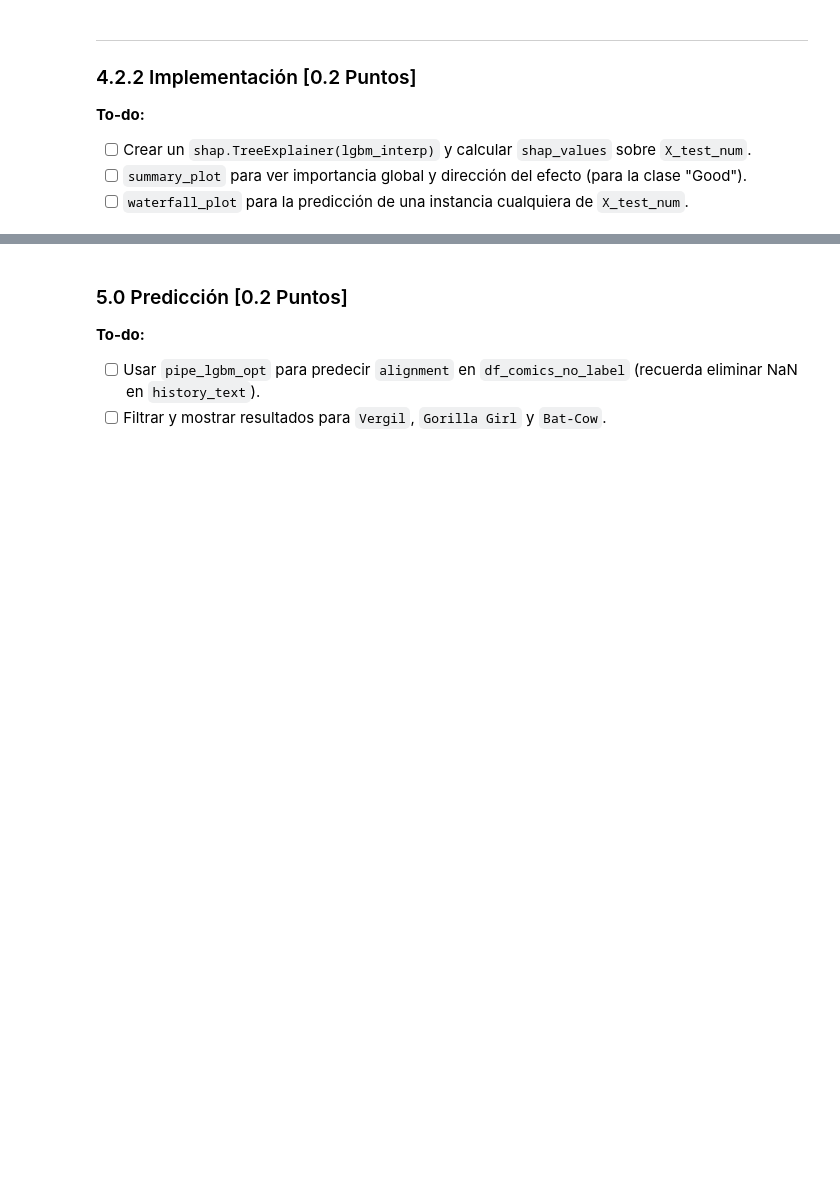
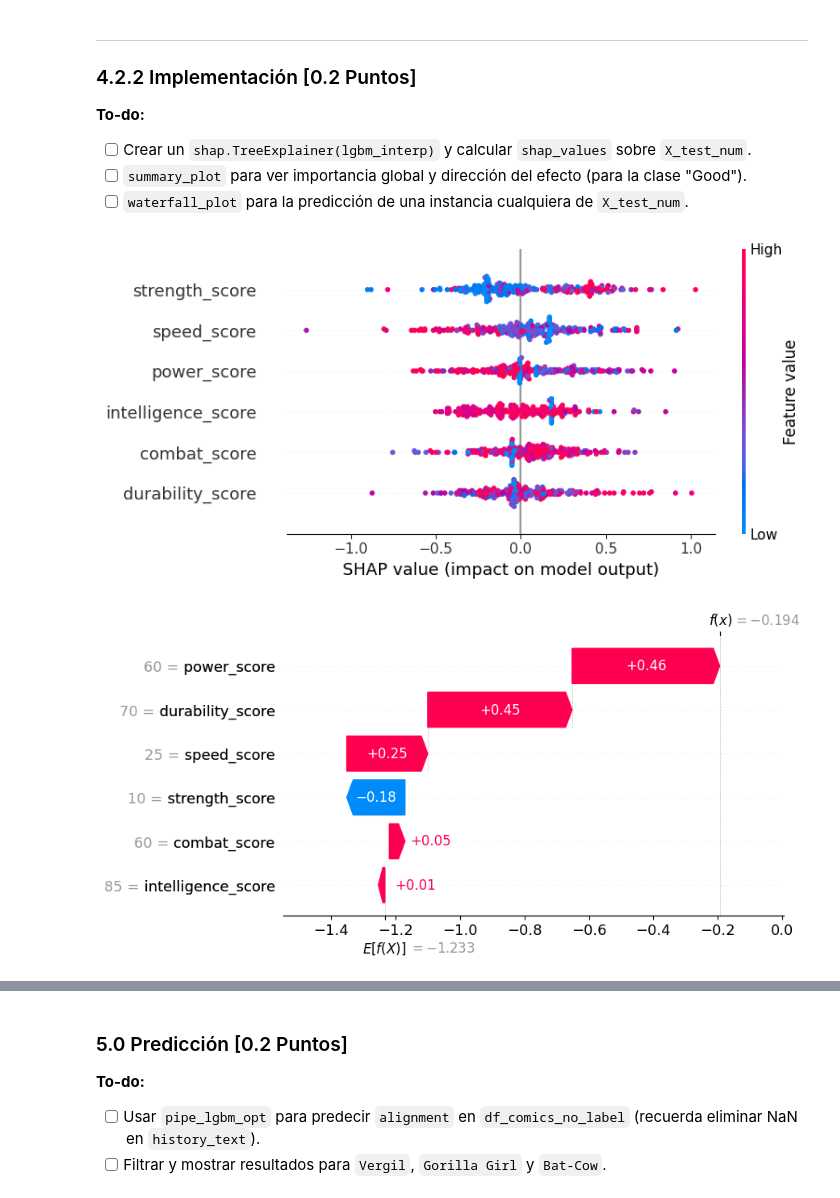
Before and after one commit to BenjaminFuentesR/MDS7202, a Jupyter notebook: labs/lab_7/Laboratorio_7.ipynb, the cells around one changed output, grey strips where cells are left out. Saved outputs shown, nothing was run; the diff lists cells and outputs as text; code cells hidden in the pictures; blank space fills up the shorter version.

```diff
--- a/labs/lab_7/Laboratorio_7.ipynb
+++ b/labs/lab_7/Laboratorio_7.ipynb
@@ -732,6 +755,9 @@ Optuna provee visualizaciones interactivas para analizar el proceso de optimizac
 - [ ] Graficar una visualización del comportamiento de los hiperparámetros (`plot_parallel_coordinate`)
 # %%
 #### Código aquí ####
+plot_optimization_history(study).show()
+plot_param_importances(study).show()
+plot_parallel_coordinate(study).show()
 # %% [markdown]
 ### 3.5 Comparar Modelo Base con Mejores Hiperparámetros [0.1 Puntos]
 
@@ -740,3 +766,17 @@ Optuna provee visualizaciones interactivas para analizar el proceso de optimizac
 - [ ] Comparar F1-Macro entre `pipe_lgbm` (defaults) y `pipe_lgbm_opt` (optimizado).
 # %%
 #### Código aquí ####
+pipe_lgbm_opt = Pipeline([
+    ("features", preprocessing_transformer),
+    ("clf", LGBMClassifier(**study.best_params, random_state=RANDOM_STATE, verbose=-1))
+])
+
+pipe_lgbm_opt.fit(X_train, y_train_e)
+predict_opt_e = pipe_lgbm_opt.predict(X_test)
+predict_opt = le.inverse_transform(predict_opt_e)
+
+print("=== LGBM DEFAULT ===")
+print(classification_report(y_test, predict_test_LGBM))
+
+print("=== LGBM OPTIMIZADO ===")
+print(classification_report(y_test, predict_opt))
@@ -775,4 +839,5 @@ X_train_num = X_train[NUMERICAL_FEATURES]
 X_test_num = X_test[NUMERICAL_FEATURES]
 
 # Reentrenar LGBM con los mejores hiperparámetros, solo sobre scores numéricos
-lgbm_interp = ...
+lgbm_interp = LGBMClassifier(**study.best_params, random_state=RANDOM_STATE, verbose=-1)
+lgbm_interp.fit(X_train_num, y_train_e)
@@ -832,6 +931,17 @@ Responde las siguientes preguntas con tus propias palabras:
 - [ ] `waterfall_plot` para la predicción de una instancia cualquiera de `X_test_num`.
 # %%
 #### Código aquí ####
+explainer = shap.TreeExplainer(lgbm_interp)
+shap_values = explainer(X_test_num)
+
+# Summary plot para clase "Good" (índice 0 según LabelEncoder)
+shap.summary_plot(shap_values[:, :, 0], X_test_num, feature_names=NUMERICAL_FEATURES)
+
+# Waterfall plot para la primera instancia
+shap.waterfall_plot(shap_values[0, :, 0])
+# %% [output]
+[figure, added]
+[figure, added]
 # %% [markdown]
 ### 4.2.3 Pregunta de Cierre [0.2 Puntos]
 
```
Also changed, not shown: parts of 19 cells of this notebook.
